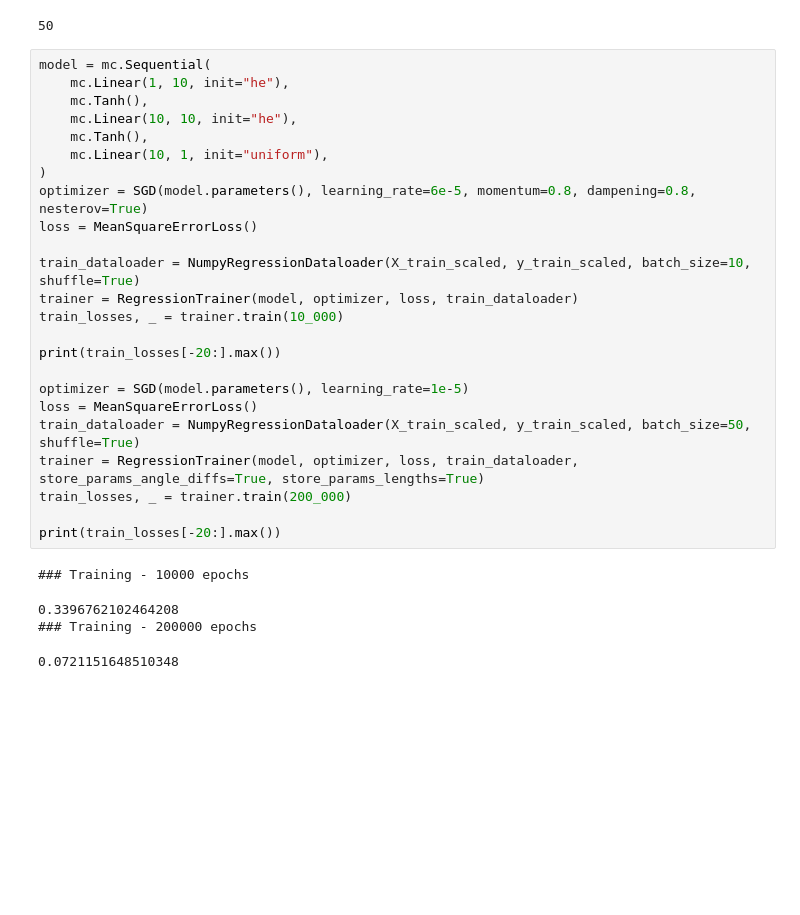
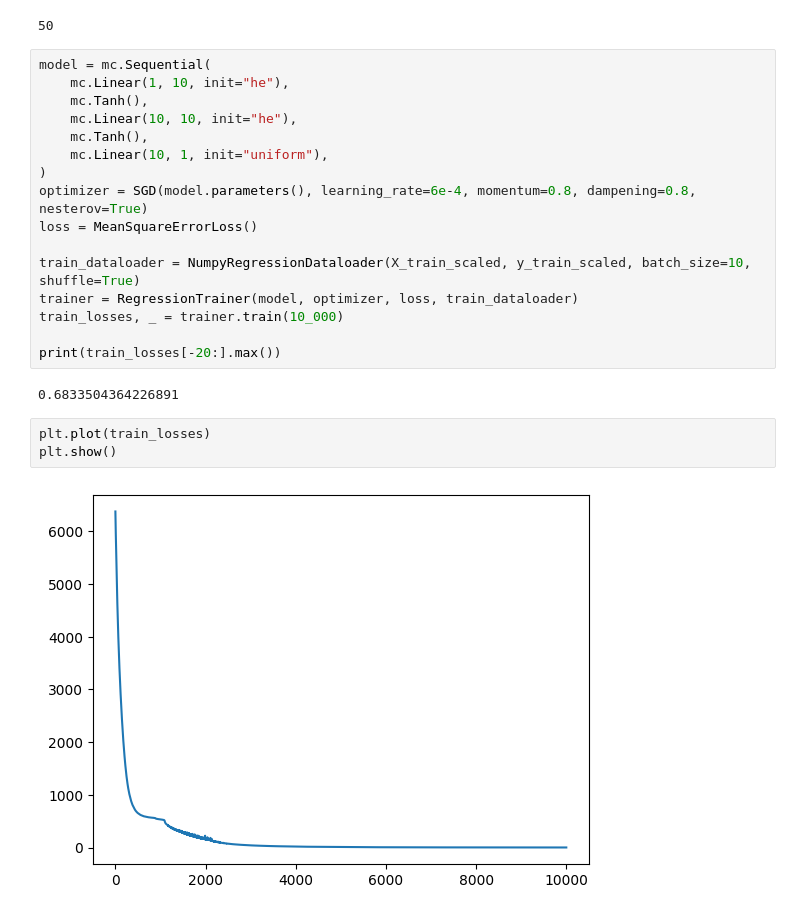
Before and after one commit to ZetrextJG/MIO, a Jupyter notebook: experiments/lab2-StepsSmall.ipynb, the cells around one changed output. Cells and saved outputs as stored; diff of their text form; blank space fills up the shorter version.

```diff
--- a/experiments/lab2-StepsSmall.ipynb
+++ b/experiments/lab2-StepsSmall.ipynb
@@ -58,7 +58,7 @@ model = mc.Sequential(
     mc.Tanh(),
     mc.Linear(10, 1, init="uniform"),
 )
-optimizer = SGD(model.parameters(), learning_rate=6e-5, momentum=0.8, dampening=0.8, nesterov=True)
+optimizer = SGD(model.parameters(), learning_rate=6e-4, momentum=0.8, dampening=0.8, nesterov=True)
 loss = MeanSquareErrorLoss()
 
 train_dataloader = NumpyRegressionDataloader(X_train_scaled, y_train_scaled, batch_size=10, shuffle=True)
@@ -66,16 +66,10 @@ trainer = RegressionTrainer(model, optimizer, loss, train_dataloader)
 train_losses, _ = trainer.train(10_000)
 
 print(train_losses[-20:].max())
-
-optimizer = SGD(model.parameters(), learning_rate=1e-5)
-loss = MeanSquareErrorLoss()
-train_dataloader = NumpyRegressionDataloader(X_train_scaled, y_train_scaled, batch_size=50, shuffle=True)
-trainer = RegressionTrainer(model, optimizer, loss, train_dataloader, store_params_angle_diffs=True, store_params_lengths=True)
-train_losses, _ = trainer.train(200_000)
-
-print(train_losses[-20:].max())
 # %% [output]
-### Training - 10000 epochs
+0.6833504364226891
-0.3396762102464208
-### Training - 200000 epochs
-0.0721151648510348
+# %%
+plt.plot(train_losses)
+plt.show()
+# %% [output]
+[figure, added]
```
Also changed, not shown: parts of 8 cells of this notebook, 2 other files.
